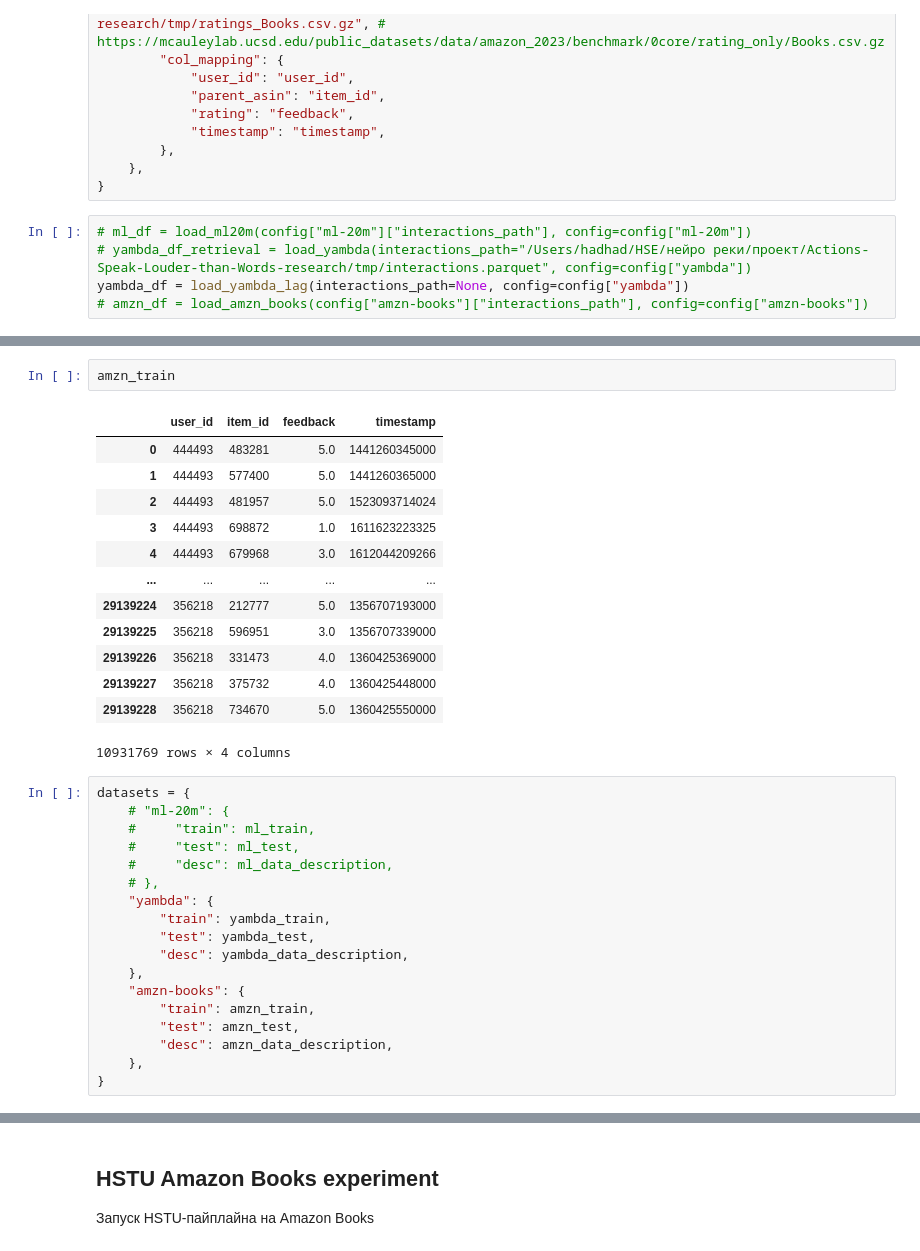
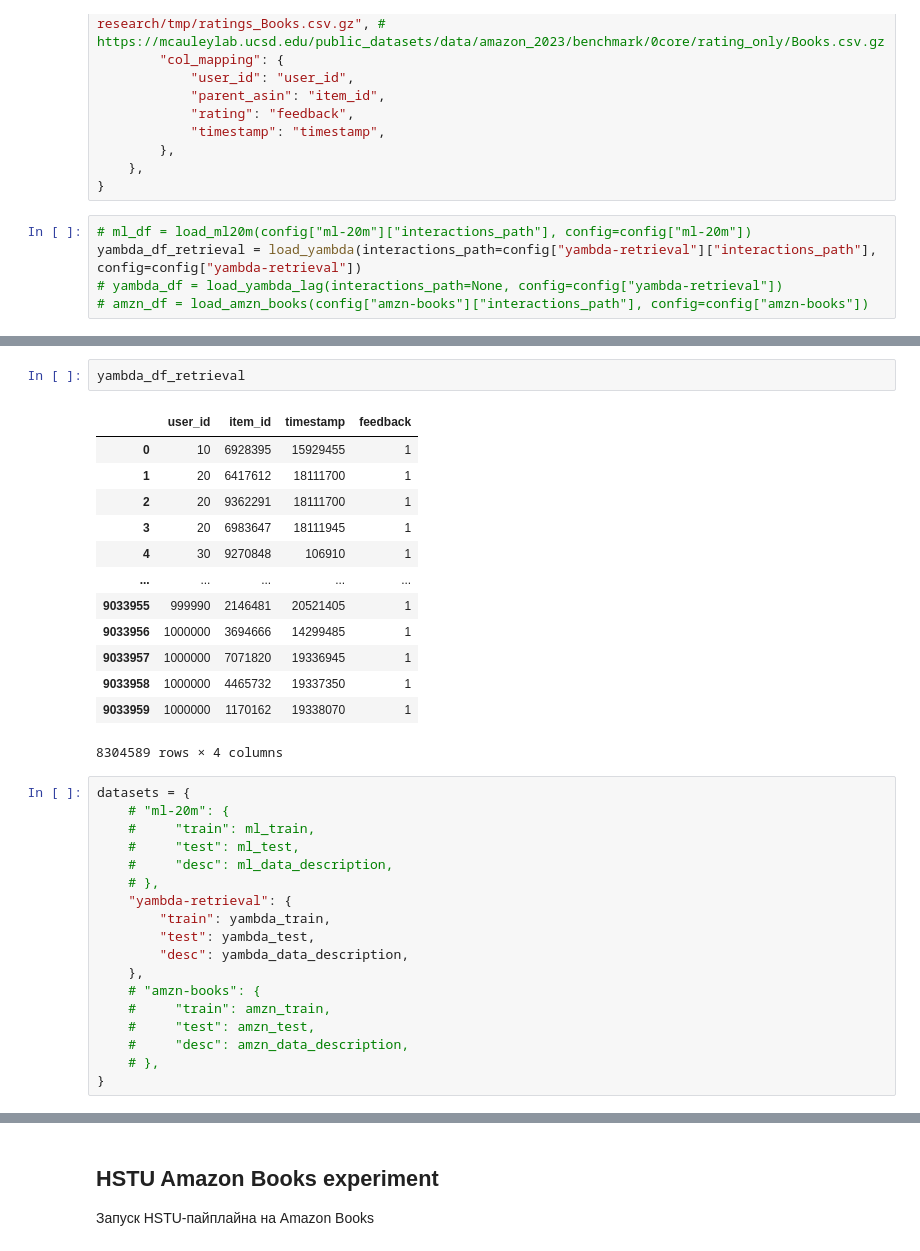
Before and after one commit to had-A42/Actions-Speak-Louder-than-Words-research, a Jupyter notebook: hstu_test.ipynb, the cells around one changed output, grey strips where cells are left out. Drawn from its saved outputs; the diff is of its cells as text.

Commit message:
yambda notebook + hstu_typed_dataset fix

```diff
--- a/hstu_test.ipynb
+++ b/hstu_test.ipynb
@@ -83,6 +86,6 @@ config = {
 }
 # %%
 # ml_df = load_ml20m(config["ml-20m"]["interactions_path"], config=config["ml-20m"])
-# yambda_df_retrieval = load_yambda(interactions_path="/Users/hadhad/HSE/нейро реки/проект/Actions-Speak-Louder-than-Words-research/tmp/interactions.parquet", config=config["yambda"])
-yambda_df = load_yambda_lag(interactions_path=None, config=config["yambda"])
+yambda_df_retrieval = load_yambda(interactions_path=config["yambda-retrieval"]["interactions_path"], config=config["yambda-retrieval"])
+# yambda_df = load_yambda_lag(interactions_path=None, config=config["yambda-retrieval"])
 # amzn_df = load_amzn_books(config["amzn-books"]["interactions_path"], config=config["amzn-books"])
@@ -115,19 +116,19 @@ np.uint32(24220080)
 # %%
-amzn_train
+yambda_df_retrieval
 # %% [output]
-|  | user_id | item_id | feedback | timestamp |
-| 0 | 444493 | 483281 | 5.0 | 1441260345000 |
-| 1 | 444493 | 577400 | 5.0 | 1441260365000 |
-| 2 | 444493 | 481957 | 5.0 | 1523093714024 |
-| 3 | 444493 | 698872 | 1.0 | 1611623223325 |
-| 4 | 444493 | 679968 | 3.0 | 1612044209266 |
+|  | user_id | item_id | timestamp | feedback |
+| 0 | 10 | 6928395 | 15929455 | 1 |
+| 1 | 20 | 6417612 | 18111700 | 1 |
+| 2 | 20 | 9362291 | 18111700 | 1 |
+| 3 | 20 | 6983647 | 18111945 | 1 |
+| 4 | 30 | 9270848 | 106910 | 1 |
 | ... | ... | ... | ... | ... |
-| 29139224 | 356218 | 212777 | 5.0 | 1356707193000 |
-| 29139225 | 356218 | 596951 | 3.0 | 1356707339000 |
-| 29139226 | 356218 | 331473 | 4.0 | 1360425369000 |
-| 29139227 | 356218 | 375732 | 4.0 | 1360425448000 |
-| 29139228 | 356218 | 734670 | 5.0 | 1360425550000 |
+| 9033955 | 999990 | 2146481 | 20521405 | 1 |
+| 9033956 | 1000000 | 3694666 | 14299485 | 1 |
+| 9033957 | 1000000 | 7071820 | 19336945 | 1 |
+| 9033958 | 1000000 | 4465732 | 19337350 | 1 |
+| 9033959 | 1000000 | 1170162 | 19338070 | 1 |
-10931769 rows × 4 columns
+8304589 rows × 4 columns
 # %%
 datasets = {
     # "ml-20m": {
@@ -135,16 +136,16 @@ datasets = {
     #     "test": ml_test,
     #     "desc": ml_data_description,
     # },
-    "yambda": {
+    "yambda-retrieval": {
         "train": yambda_train,
         "test": yambda_test,
         "desc": yambda_data_description,
     },
-    "amzn-books": {
-        "train": amzn_train,
-        "test": amzn_test,
-        "desc": amzn_data_description,
-    },
+    # "amzn-books": {
+    #     "train": amzn_train,
+    #     "test": amzn_test,
+    #     "desc": amzn_data_description,
+    # },
 }
 # %%
 for ds in datasets.values():
```
Also changed, not shown: parts of 20 cells of this notebook, 6 other files.
